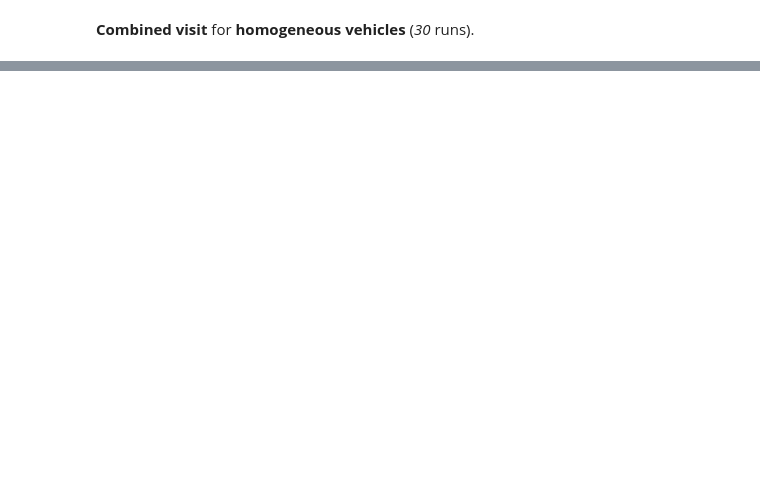
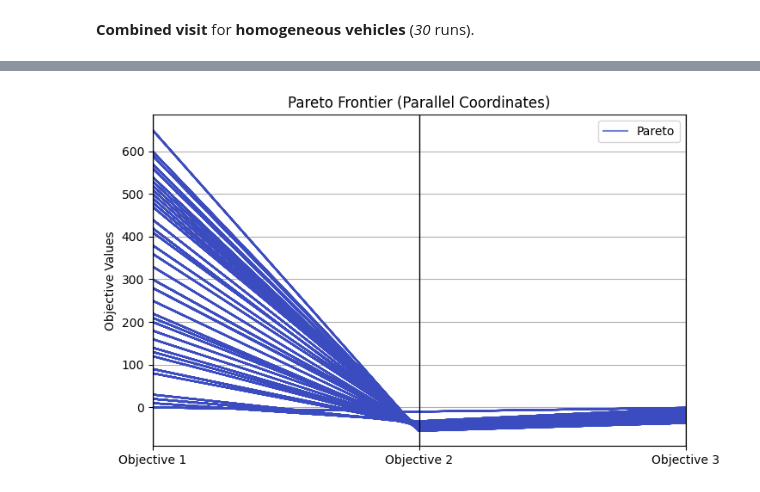
Before and after one commit to marcotuliopin/multi-robot-routing, a Jupyter notebook: experiments/tradeoff_comm_reward.ipynb, the cells around one changed output, grey strips where cells are left out. Drawn from its saved outputs; the diff is of its cells as text; code cells hidden in the pictures; blank space fills up the shorter version.

```diff
--- a/experiments/tradeoff_comm_reward.ipynb
+++ b/experiments/tradeoff_comm_reward.ipynb
@@ -95,0 +121,15 @@ For vehicles with **different speeds.**
+# %%
+rewards, rssi, energy = get_scores_from_file("../data/p3.3.t/same/scores.pkl")
+
+# Create a dataframe with objectives
+df = pd.DataFrame({"Objective 1": rewards, "Objective 2": rssi, "Objective 3": energy})
+df["Category"] = "Pareto"  # Dummy category for coloring
+
+# Plot parallel coordinates
+plt.figure(figsize=(8, 5))
+parallel_coordinates(df, class_column="Category", colormap=plt.get_cmap("coolwarm"), alpha=0.7)
+plt.ylabel("Objective Values")
+plt.title("Pareto Frontier (Parallel Coordinates)")
+plt.show()
+# %% [output]
+[figure, added]
```
Also changed, not shown: parts of 13 cells of this notebook, 32 other files.
